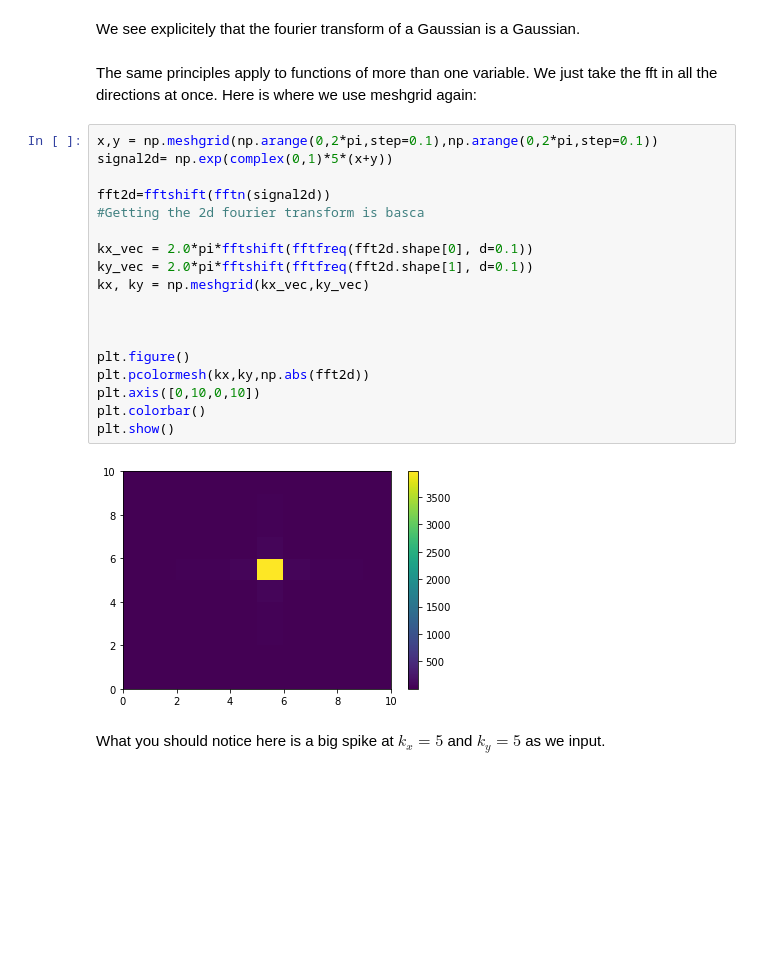
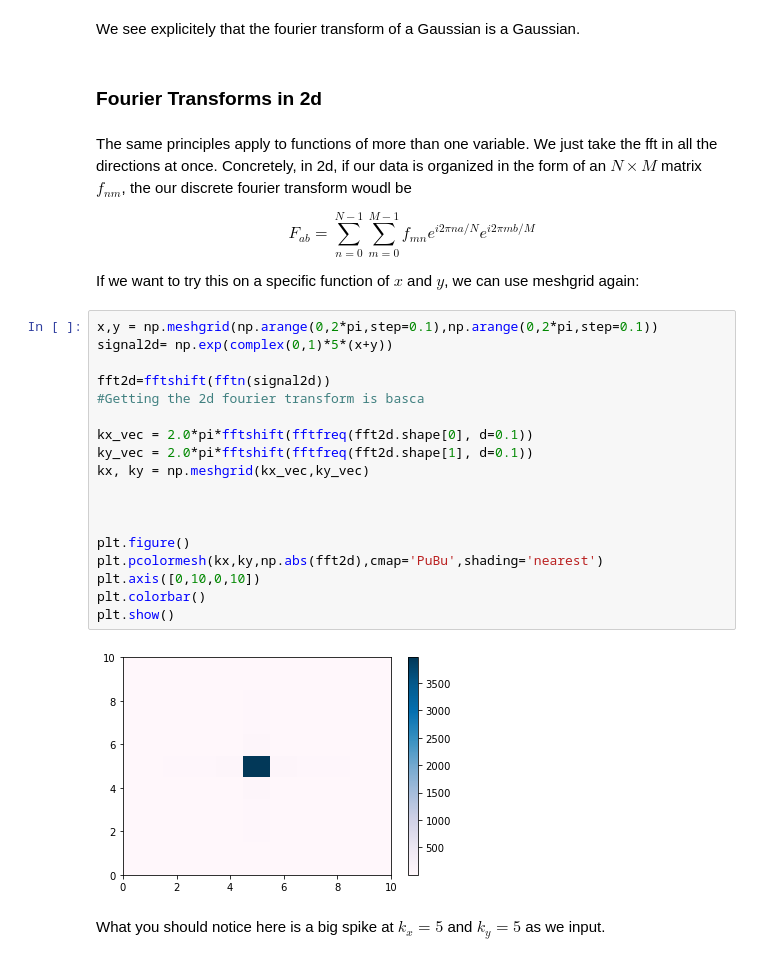
Before and after one commit to drgreen/Phys_105B_S23, a Jupyter notebook: FFT.ipynb, the cells around one changed output. Saved outputs shown, nothing was run; the diff lists cells and outputs as text; blank space fills up the shorter version.

```diff
--- a/FFT.ipynb
+++ b/FFT.ipynb
@@ -210,28 +207,34 @@ plt.show()
 [figure]
 # %% [markdown]
 We see explicitely that the fourier transform of a Gaussian is a Gaussian.
+# %% [markdown]
+### Fourier Transforms in 2d
 # %% [markdown]
-The same principles apply to functions of more than one variable. We just take the fft in all the directions at once. Here is where we use meshgrid again:
+The same principles apply to functions of more than one variable. We just take the fft in all the directions at once. Concretely, in 2d, if our data is organized in the form of an $N \times M$ matrix $f_{nm}$, the our discrete fourier transform woudl be
+
+$$F_{ab} = \sum_{n=0}^{N-1} \sum_{m=0}^{M-1} f_{mn} e^{i2 \pi n a/N}e^{i2 \pi m b/M}$$
+
+If we want to try this on a specific function of $x$ and $y$, we can use meshgrid again:
 # %%
 x,y = np.meshgrid(np.arange(0,2*pi,step=0.1),np.arange(0,2*pi,step=0.1))
 signal2d= np.exp(complex(0,1)*5*(x+y))
 
 fft2d=fftshift(fftn(signal2d))
 #Getting the 2d fourier transform is basca
 
 kx_vec = 2.0*pi*fftshift(fftfreq(fft2d.shape[0], d=0.1))
 ky_vec = 2.0*pi*fftshift(fftfreq(fft2d.shape[1], d=0.1))
 kx, ky = np.meshgrid(kx_vec,ky_vec)
 
 
 
 plt.figure()
-plt.pcolormesh(kx,ky,np.abs(fft2d))
+plt.pcolormesh(kx,ky,np.abs(fft2d),cmap='PuBu',shading='nearest')
 plt.axis([0,10,0,10])
 plt.colorbar()
 plt.show()
 # %% [output]
-[figure, old version]
+[figure, new version]
 # %% [markdown]
 What you should notice here is a big spike at $k_x = 5$ and $k_y=5$ as we input.
 # %% [markdown]
```
Also changed, not shown: parts of 15 cells of this notebook.
